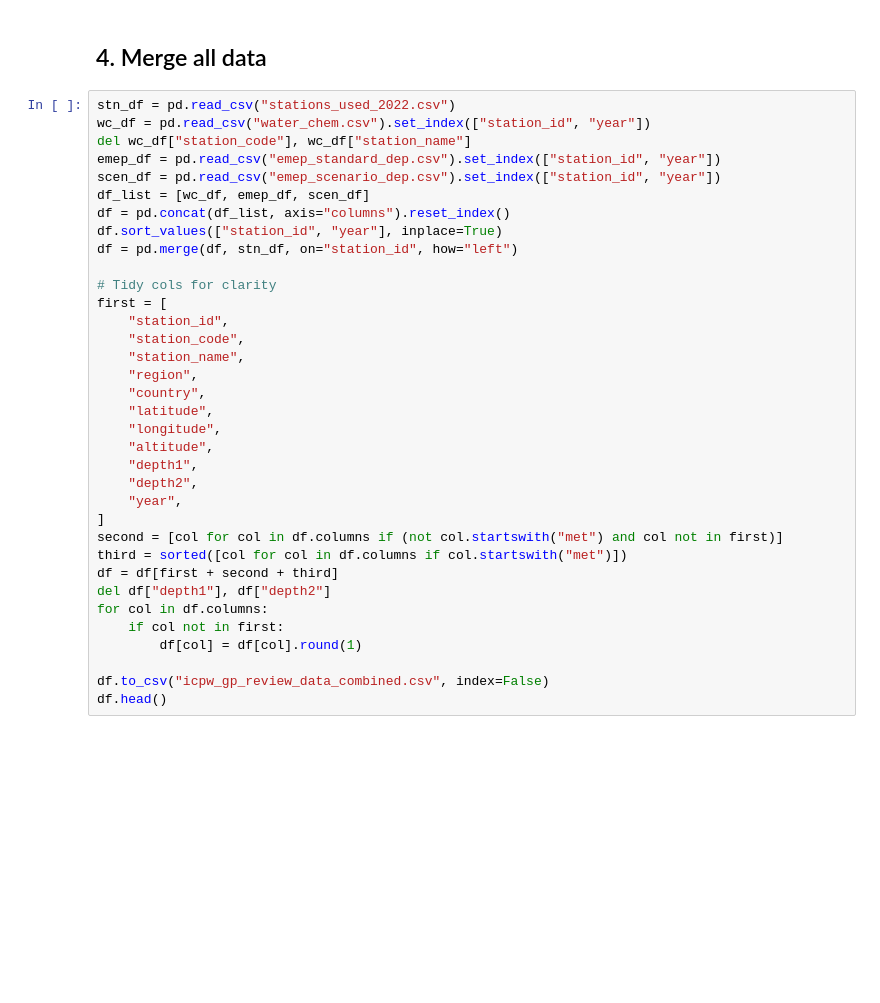
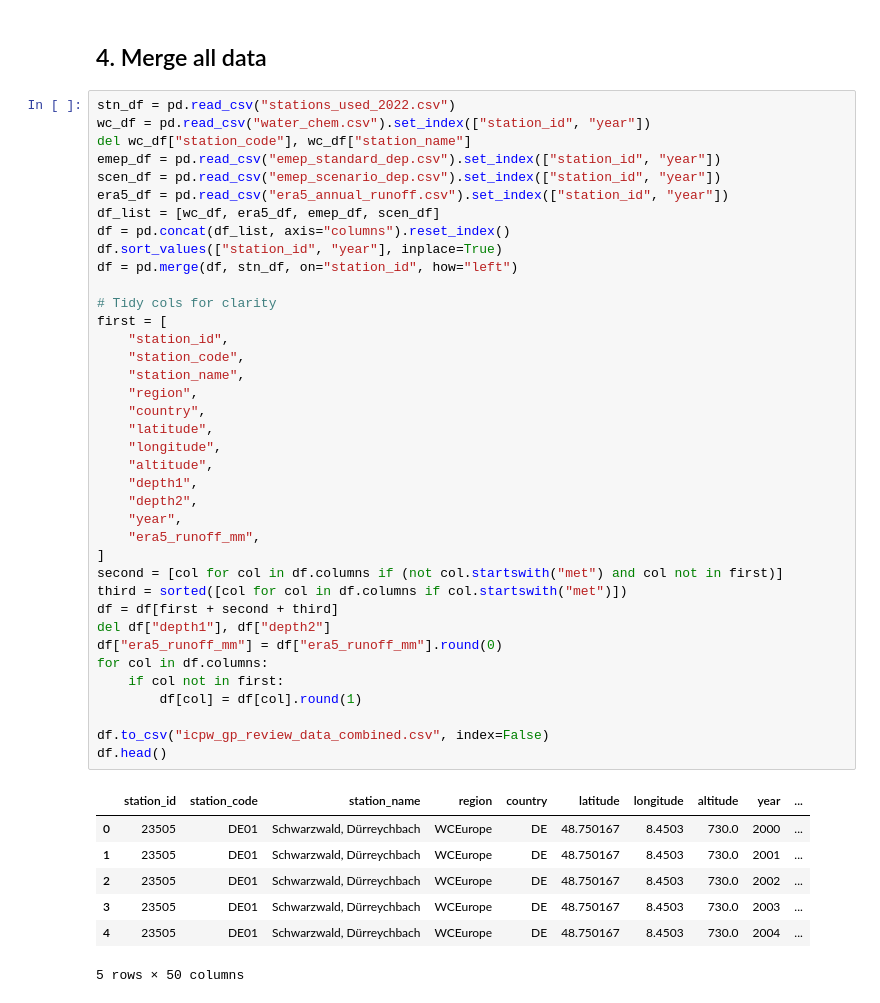
Before and after one commit to JamesSample/icpw2, a Jupyter notebook: gp_review_2022/gp_review_data_prep.ipynb, the cells around one changed output. Saved outputs shown, nothing was run; the diff lists cells and outputs as text; blank space fills up the shorter version.

```diff
--- a/gp_review_2022/gp_review_data_prep.ipynb
+++ b/gp_review_2022/gp_review_data_prep.ipynb
@@ -341,32 +511,43 @@ wc_df = pd.read_csv("water_chem.csv").set_index(["station_id", "year"])
 del wc_df["station_code"], wc_df["station_name"]
 emep_df = pd.read_csv("emep_standard_dep.csv").set_index(["station_id", "year"])
 scen_df = pd.read_csv("emep_scenario_dep.csv").set_index(["station_id", "year"])
-df_list = [wc_df, emep_df, scen_df]
+era5_df = pd.read_csv("era5_annual_runoff.csv").set_index(["station_id", "year"])
+df_list = [wc_df, era5_df, emep_df, scen_df]
 df = pd.concat(df_list, axis="columns").reset_index()
 df.sort_values(["station_id", "year"], inplace=True)
 df = pd.merge(df, stn_df, on="station_id", how="left")
 
 # Tidy cols for clarity
 first = [
     "station_id",
     "station_code",
     "station_name",
     "region",
     "country",
     "latitude",
     "longitude",
     "altitude",
     "depth1",
     "depth2",
     "year",
+    "era5_runoff_mm",
 ]
 second = [col for col in df.columns if (not col.startswith("met") and col not in first)]
 third = sorted([col for col in df.columns if col.startswith("met")])
 df = df[first + second + third]
 del df["depth1"], df["depth2"]
+df["era5_runoff_mm"] = df["era5_runoff_mm"].round(0)
 for col in df.columns:
     if col not in first:
         df[col] = df[col].round(1)
 
 df.to_csv("icpw_gp_review_data_combined.csv", index=False)
 df.head()
+# %% [output]
+|  | station_id | station_code | station_name | region | country | latitude | longitude | altitude | year | ... |
+| 0 | 23505 | DE01 | Schwarzwald, Dürreychbach | WCEurope | DE | 48.750167 | 8.4503 | 730.0 | 2000 | ... |
+| 1 | 23505 | DE01 | Schwarzwald, Dürreychbach | WCEurope | DE | 48.750167 | 8.4503 | 730.0 | 2001 | ... |
+| 2 | 23505 | DE01 | Schwarzwald, Dürreychbach | WCEurope | DE | 48.750167 | 8.4503 | 730.0 | 2002 | ... |
+| 3 | 23505 | DE01 | Schwarzwald, Dürreychbach | WCEurope | DE | 48.750167 | 8.4503 | 730.0 | 2003 | ... |
+| 4 | 23505 | DE01 | Schwarzwald, Dürreychbach | WCEurope | DE | 48.750167 | 8.4503 | 730.0 | 2004 | ... |
+5 rows × 50 columns
```
Also changed, not shown: parts of 15 cells of this notebook, 4 other files.
